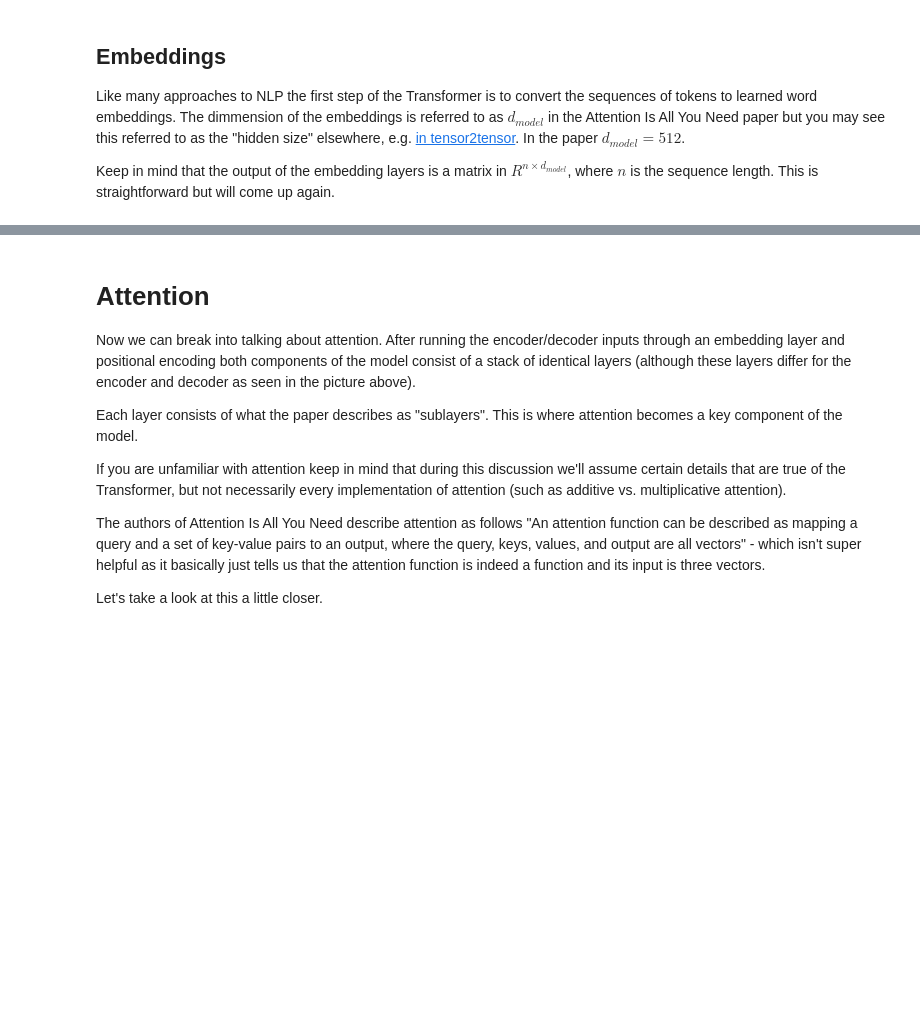
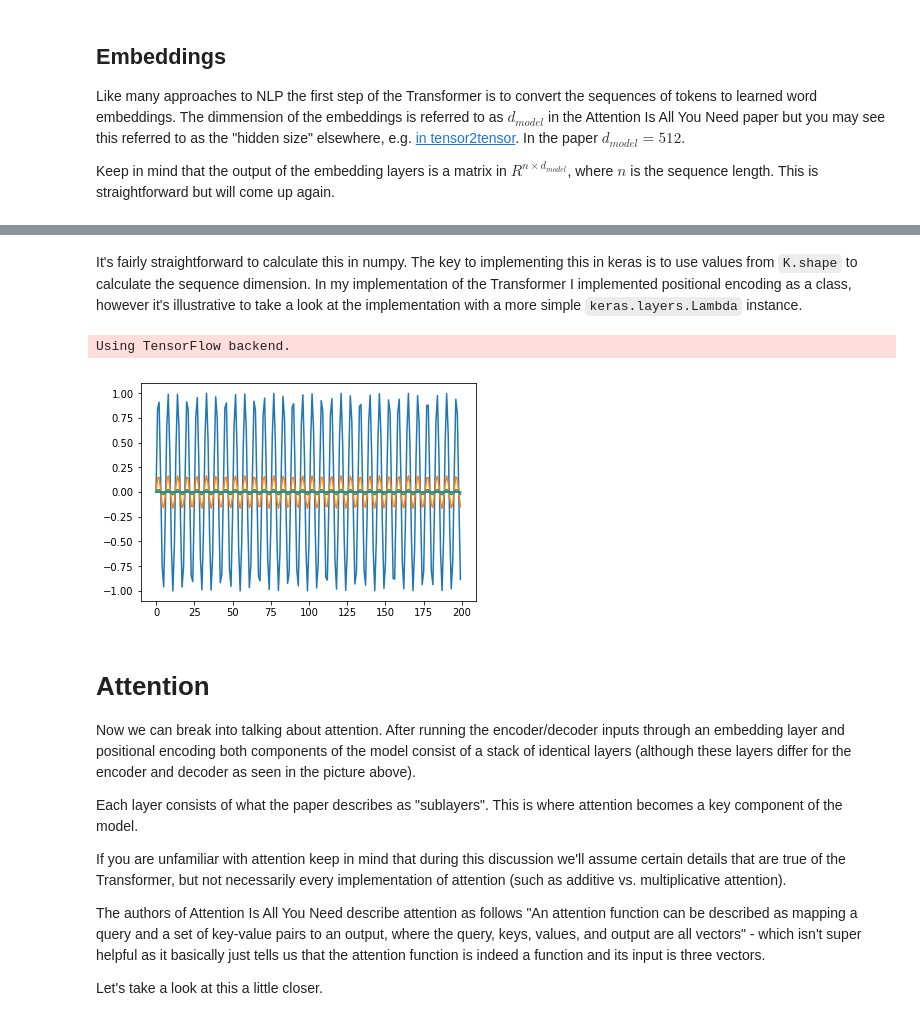
Before and after one commit to dantegates/attention-is-all-you-need-overview, a Jupyter notebook: An overview of Attention Is All You Need.ipynb, the cells around one changed output, grey strips where cells are left out. Cells and saved outputs as stored; diff of their text form; code cells hidden in the pictures; blank space fills up the shorter version.

```diff
--- a/An overview of Attention Is All You Need.ipynb
+++ b/An overview of Attention Is All You Need.ipynb
@@ -92,3 +108,38 @@ The authors also point out that learned positional embeddings performed just as
+# %% [markdown]
+It's fairly straightforward to calculate this in numpy. The key to implementing this in keras is to use values from `K.shape` to calculate the sequence dimension. In my implementation of the Transformer I implemented positional encoding as a class, however it's illustrative to take a look at the implementation with a more simple `keras.layers.Lambda` instance.
+# %%
+from keras.models import Model
+from keras.layers import Input, Lambda
+from keras import backend as K
+import matplotlib.pyplot as plt
+import numpy as np
+
+def indices(dim1, dim2):
+    rows = K.arange(dim1)
+    cols = K.arange(dim2)
+    col_indices = K.reshape(K.tile(cols, [dim1]), (dim1, dim2))
+    row_indices = K.transpose(K.reshape(K.tile(rows, [dim2]), (dim2, dim1)))
+    return row_indices, col_indices
+
+def positional_encoding(inputs):
+    sequence_dim = K.shape(inputs)[1]
+    d_model_var = K.shape(inputs)[2]
+    d_model_int = K.int_shape(inputs)[2]
+    rows, cols = indices(sequence_dim, d_model_var)
+    rows, cols = K.cast(rows, dtype=K.floatx()), K.cast(cols, dtype=K.floatx())
+    numerator = K.switch(cols % 2, K.cos(rows), K.sin(rows))
+    denominator = 10_000**((2*cols)/d_model_int)
+    return inputs + (numerator / denominator)
+
+input_ = Input((None, 512))
+PositionalEncoding = Lambda(positional_encoding, output_shape=lambda x: x)
+model = Model(inputs=[input_], outputs=[PositionalEncoding(input_)])
+encodings = model.predict(np.zeros((1, 200, 512)))
+for encoding in encodings.T[::50]:
+    plt.plot(encoding)
+# %% [output]
+Using TensorFlow backend.
+[figure, added]
 # %% [markdown]
 # Attention
 
```
Also changed, not shown: parts of 4 cells of this notebook.
